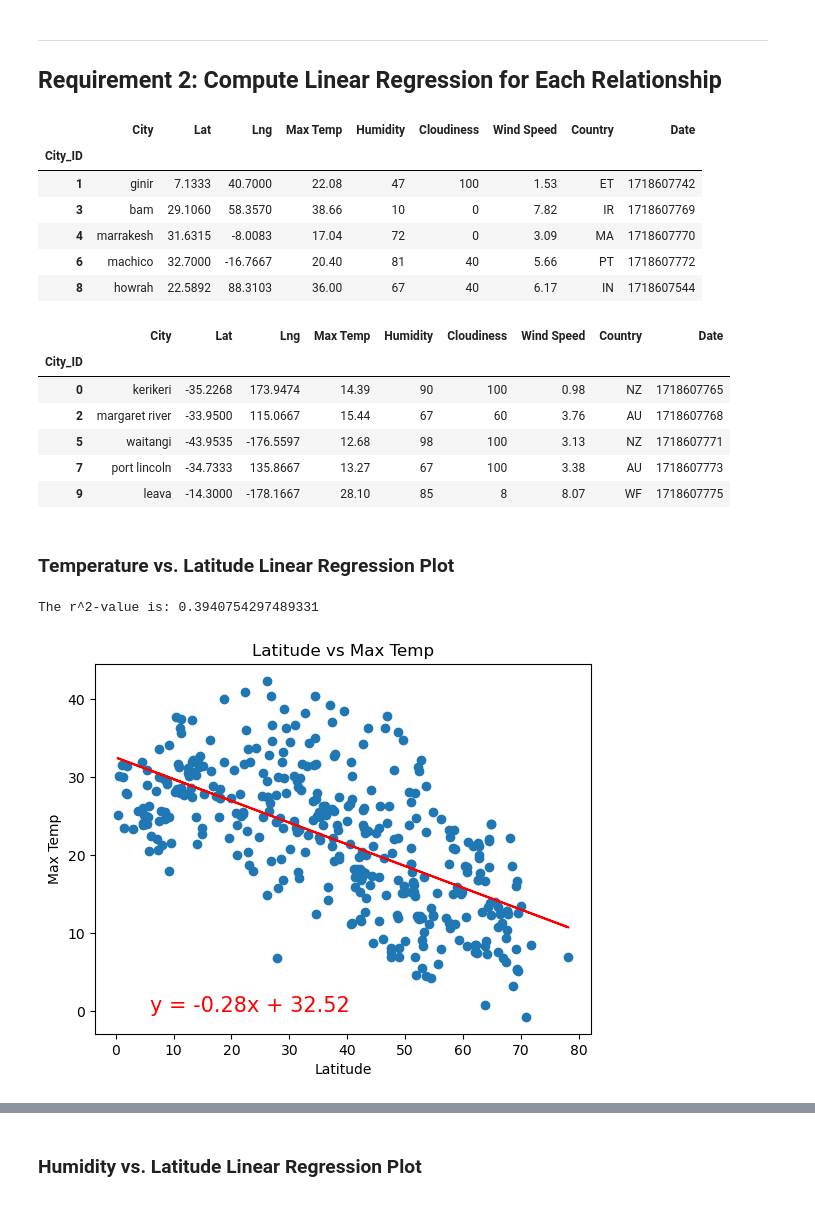
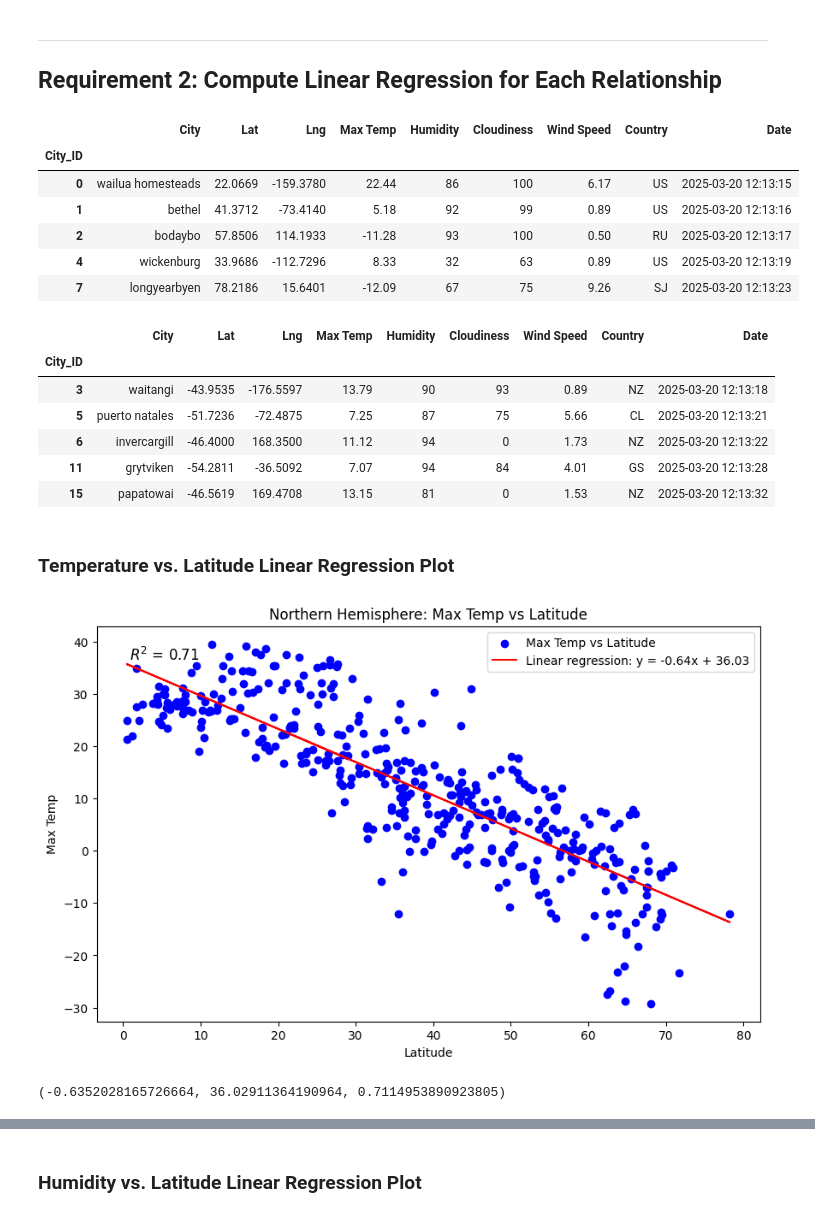
Before and after one commit to arkhanks/python-api-challenge, a Jupyter notebook: WeatherPy.ipynb, the cells around one changed output, grey strips where cells are left out. Saved outputs shown, nothing was run; the diff lists cells and outputs as text; code cells hidden in the pictures.

```diff
--- a/WeatherPy.ipynb
+++ b/WeatherPy.ipynb
@@ -280,36 +299,37 @@ plt.show()
 # %%
 # Create a DataFrame with the Northern Hemisphere data (Latitude >= 0)
-# YOUR CODE HERE
+northern_hemi_df = city_data_df[city_data_df['Lat'] >= 0]
 
 # Display sample data
 northern_hemi_df.head()
 # %% [output]
 |  | City | Lat | Lng | Max Temp | Humidity | Cloudiness | Wind Speed | Country | Date |
 | City_ID |  |  |  |  |  |  |  |  |  |
-| 1 | ginir | 7.1333 | 40.7000 | 22.08 | 47 | 100 | 1.53 | ET | 1718607742 |
-| 3 | bam | 29.1060 | 58.3570 | 38.66 | 10 | 0 | 7.82 | IR | 1718607769 |
-| 4 | marrakesh | 31.6315 | -8.0083 | 17.04 | 72 | 0 | 3.09 | MA | 1718607770 |
-| 6 | machico | 32.7000 | -16.7667 | 20.40 | 81 | 40 | 5.66 | PT | 1718607772 |
-| 8 | howrah | 22.5892 | 88.3103 | 36.00 | 67 | 40 | 6.17 | IN | 1718607544 |
+| 0 | wailua homesteads | 22.0669 | -159.3780 | 22.44 | 86 | 100 | 6.17 | US | 2025-03-20 12:13:15 |
+| 1 | bethel | 41.3712 | -73.4140 | 5.18 | 92 | 99 | 0.89 | US | 2025-03-20 12:13:16 |
+| 2 | bodaybo | 57.8506 | 114.1933 | -11.28 | 93 | 100 | 0.50 | RU | 2025-03-20 12:13:17 |
+| 4 | wickenburg | 33.9686 | -112.7296 | 8.33 | 32 | 63 | 0.89 | US | 2025-03-20 12:13:19 |
+| 7 | longyearbyen | 78.2186 | 15.6401 | -12.09 | 67 | 75 | 9.26 | SJ | 2025-03-20 12:13:23 |
 # %%
 # Create a DataFrame with the Southern Hemisphere data (Latitude < 0)
-# YOUR CODE HERE
+southern_hemi_df = city_data_df[city_data_df['Lat'] < 0]
 
 # Display sample data
 southern_hemi_df.head()
 # %% [output]
 |  | City | Lat | Lng | Max Temp | Humidity | Cloudiness | Wind Speed | Country | Date |
 | City_ID |  |  |  |  |  |  |  |  |  |
-| 0 | kerikeri | -35.2268 | 173.9474 | 14.39 | 90 | 100 | 0.98 | NZ | 1718607765 |
-| 2 | margaret river | -33.9500 | 115.0667 | 15.44 | 67 | 60 | 3.76 | AU | 1718607768 |
-| 5 | waitangi | -43.9535 | -176.5597 | 12.68 | 98 | 100 | 3.13 | NZ | 1718607771 |
-| 7 | port lincoln | -34.7333 | 135.8667 | 13.27 | 67 | 100 | 3.38 | AU | 1718607773 |
-| 9 | leava | -14.3000 | -178.1667 | 28.10 | 85 | 8 | 8.07 | WF | 1718607775 |
+| 3 | waitangi | -43.9535 | -176.5597 | 13.79 | 90 | 93 | 0.89 | NZ | 2025-03-20 12:13:18 |
+| 5 | puerto natales | -51.7236 | -72.4875 | 7.25 | 87 | 75 | 5.66 | CL | 2025-03-20 12:13:21 |
+| 6 | invercargill | -46.4000 | 168.3500 | 11.12 | 94 | 0 | 1.73 | NZ | 2025-03-20 12:13:22 |
+| 11 | grytviken | -54.2811 | -36.5092 | 7.07 | 94 | 84 | 4.01 | GS | 2025-03-20 12:13:28 |
+| 15 | papatowai | -46.5619 | 169.4708 | 13.15 | 81 | 0 | 1.53 | NZ | 2025-03-20 12:13:32 |
 # %% [markdown]
 ###  Temperature vs. Latitude Linear Regression Plot
 # %%
 # Linear regression on Northern Hemisphere
-# YOUR CODE HERE
+
+plot_linear_regression(northern_hemisphere['Lat'], northern_hemisphere['Max Temp'], 'Northern', 'Max Temp')
 # %% [output]
+[figure, new version]
-The r^2-value is: 0.3940754297489331
+(-0.6352028165726664, 36.02911364190964, 0.7114953890923805)
-[figure, old version]
```
Also changed, not shown: parts of 36 cells of this notebook, 13 other files.
